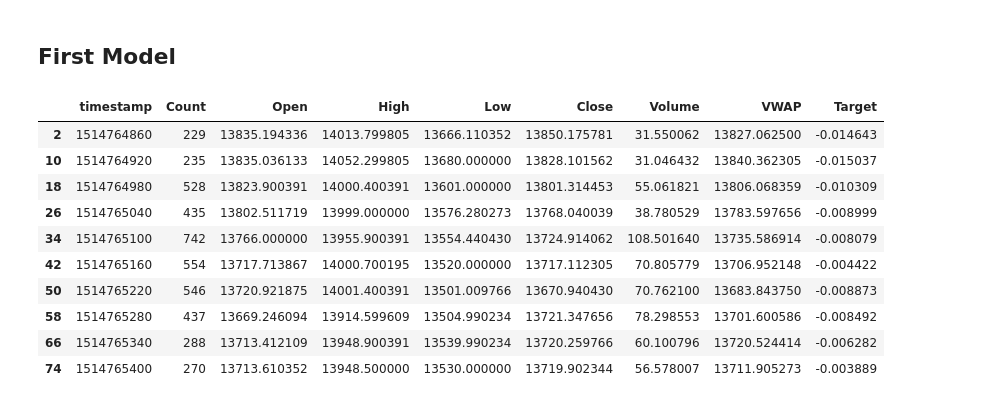
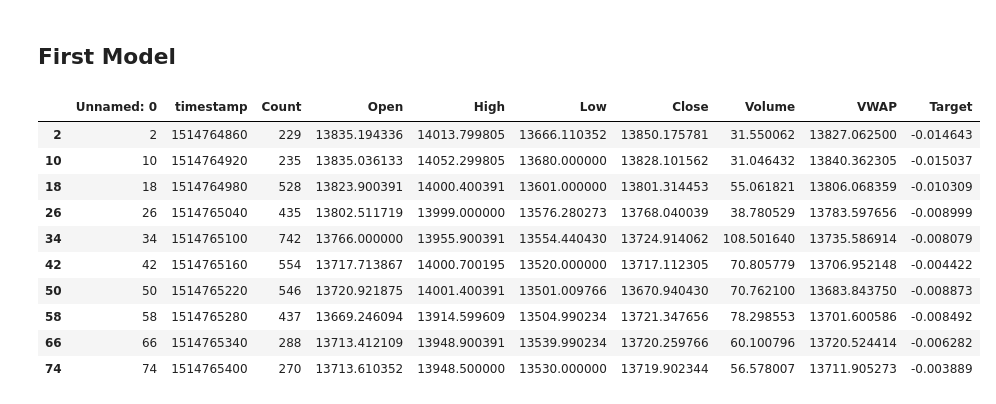
Before and after one commit to martinlabe/crypto-pred, a Jupyter notebook: src/0 - first model.ipynb, the cells around one changed output. Saved outputs shown, nothing was run; the diff lists cells and outputs as text; code cells hidden in the pictures.

```diff
--- a/src/reading-data.ipynb
+++ b/src/0 - first model.ipynb
@@ -245,0 +11,15 @@ del df
+# %%
+dtypes = {
+    'timestamp': np.int32,
+    'Asset_ID':  np.int8,
+    'Count':     np.int32,
+    'Open':      np.float32,
+    'High':      np.float32,
+    'Low':       np.float32,
+    'Close':     np.float32,
+    'Volume':    np.float32,
+    'VWAP':      np.float32,
+    'Target':    np.float32,
+}
+df = pd.read_csv(data_folder + "train_processed.csv", dtype=dtypes)
+df_asset = pd.read_csv(data_folder + "asset_details.csv", index_col=0)
@@ -272,21 +68,21 @@ fig.show(width=200, height=400)
 # %% [markdown]
 ## First Model
 # %%
-df = df_[df_['Asset_ID'] == 1]
-df = df.drop(columns=['Asset_ID'])
-df.head(10)
+df_ = df[df['Asset_ID'] == 1]
+df_ = df_.drop(columns=['Asset_ID'])
+df_.head(10)
 # %% [output]
-|  | timestamp | Count | Open | High | Low | Close | Volume | VWAP | Target |
-| 2 | 1514764860 | 229 | 13835.194336 | 14013.799805 | 13666.110352 | 13850.175781 | 31.550062 | 13827.062500 | -0.014643 |
-| 10 | 1514764920 | 235 | 13835.036133 | 14052.299805 | 13680.000000 | 13828.101562 | 31.046432 | 13840.362305 | -0.015037 |
-| 18 | 1514764980 | 528 | 13823.900391 | 14000.400391 | 13601.000000 | 13801.314453 | 55.061821 | 13806.068359 | -0.010309 |
-| 26 | 1514765040 | 435 | 13802.511719 | 13999.000000 | 13576.280273 | 13768.040039 | 38.780529 | 13783.597656 | -0.008999 |
-| 34 | 1514765100 | 742 | 13766.000000 | 13955.900391 | 13554.440430 | 13724.914062 | 108.501640 | 13735.586914 | -0.008079 |
-| 42 | 1514765160 | 554 | 13717.713867 | 14000.700195 | 13520.000000 | 13717.112305 | 70.805779 | 13706.952148 | -0.004422 |
-| 50 | 1514765220 | 546 | 13720.921875 | 14001.400391 | 13501.009766 | 13670.940430 | 70.762100 | 13683.843750 | -0.008873 |
-| 58 | 1514765280 | 437 | 13669.246094 | 13914.599609 | 13504.990234 | 13721.347656 | 78.298553 | 13701.600586 | -0.008492 |
-| 66 | 1514765340 | 288 | 13713.412109 | 13948.900391 | 13539.990234 | 13720.259766 | 60.100796 | 13720.524414 | -0.006282 |
-| 74 | 1514765400 | 270 | 13713.610352 | 13948.500000 | 13530.000000 | 13719.902344 | 56.578007 | 13711.905273 | -0.003889 |
+|  | Unnamed: 0 | timestamp | Count | Open | High | Low | Close | Volume | VWAP | Target |
+| 2 | 2 | 1514764860 | 229 | 13835.194336 | 14013.799805 | 13666.110352 | 13850.175781 | 31.550062 | 13827.062500 | -0.014643 |
+| 10 | 10 | 1514764920 | 235 | 13835.036133 | 14052.299805 | 13680.000000 | 13828.101562 | 31.046432 | 13840.362305 | -0.015037 |
+| 18 | 18 | 1514764980 | 528 | 13823.900391 | 14000.400391 | 13601.000000 | 13801.314453 | 55.061821 | 13806.068359 | -0.010309 |
+| 26 | 26 | 1514765040 | 435 | 13802.511719 | 13999.000000 | 13576.280273 | 13768.040039 | 38.780529 | 13783.597656 | -0.008999 |
+| 34 | 34 | 1514765100 | 742 | 13766.000000 | 13955.900391 | 13554.440430 | 13724.914062 | 108.501640 | 13735.586914 | -0.008079 |
+| 42 | 42 | 1514765160 | 554 | 13717.713867 | 14000.700195 | 13520.000000 | 13717.112305 | 70.805779 | 13706.952148 | -0.004422 |
+| 50 | 50 | 1514765220 | 546 | 13720.921875 | 14001.400391 | 13501.009766 | 13670.940430 | 70.762100 | 13683.843750 | -0.008873 |
+| 58 | 58 | 1514765280 | 437 | 13669.246094 | 13914.599609 | 13504.990234 | 13721.347656 | 78.298553 | 13701.600586 | -0.008492 |
+| 66 | 66 | 1514765340 | 288 | 13713.412109 | 13948.900391 | 13539.990234 | 13720.259766 | 60.100796 | 13720.524414 | -0.006282 |
+| 74 | 74 | 1514765400 | 270 | 13713.610352 | 13948.500000 | 13530.000000 | 13719.902344 | 56.578007 | 13711.905273 | -0.003889 |
 # %%
 import tensorflow as tf
 import keras as k
```
Also changed, not shown: parts of 37 cells of this notebook, 5 other files.
